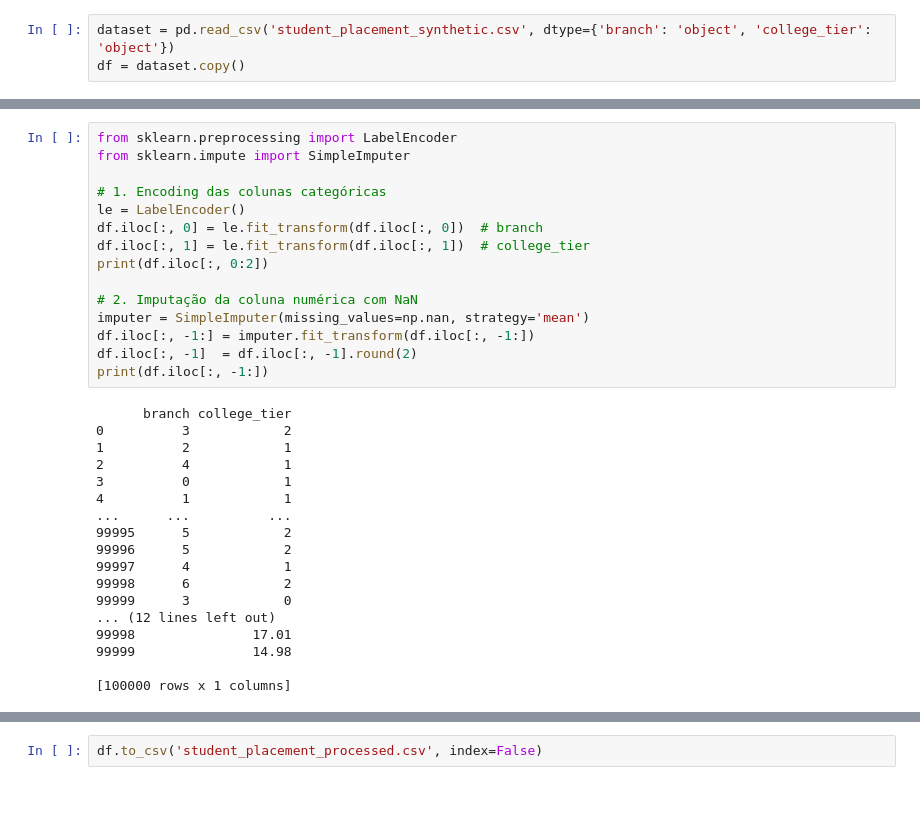
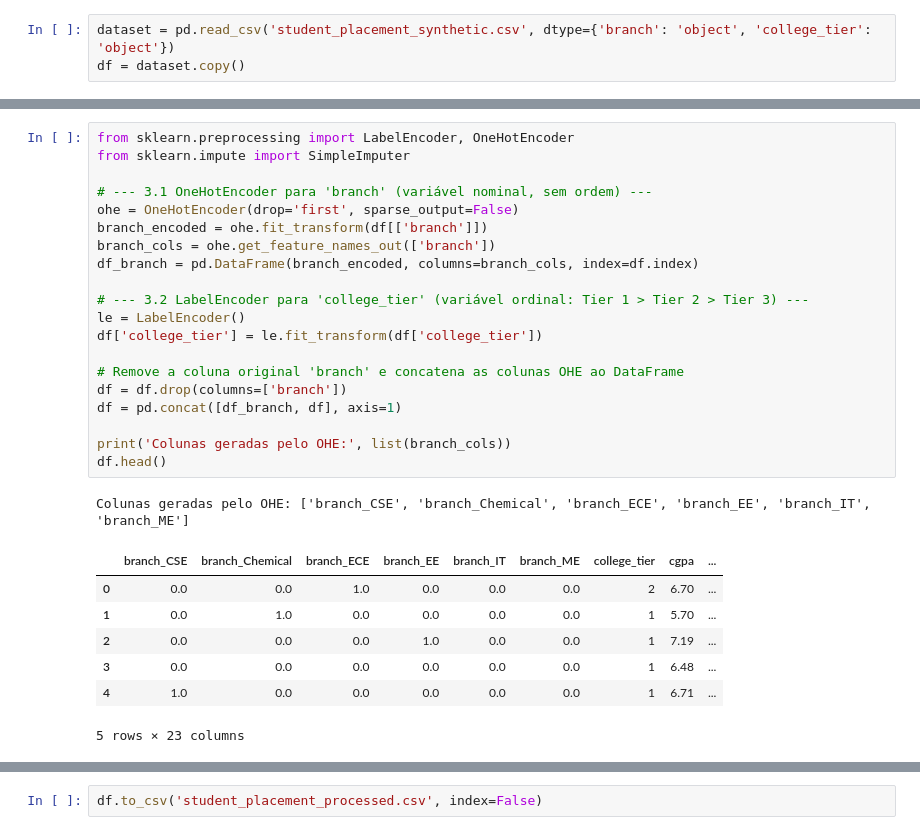
Before and after one commit to TaiFile/StudentPerformancePlataform, a Jupyter notebook: Data_Processing.ipynb, the cells around one changed output, grey strips where cells are left out. Drawn from its saved outputs; the diff is of its cells as text; blank space fills up the shorter version.

Commit message:
feat: data processing

```diff
--- a/Data_Processing.ipynb
+++ b/Data_Processing.ipynb
@@ -8,33 +49,29 @@ df = dataset.copy()
 # %%
-from sklearn.preprocessing import LabelEncoder
+from sklearn.preprocessing import LabelEncoder, OneHotEncoder
 from sklearn.impute import SimpleImputer
 
-# 1. Encoding das colunas categóricas
+# --- 3.1 OneHotEncoder para 'branch' (variável nominal, sem ordem) ---
+ohe = OneHotEncoder(drop='first', sparse_output=False)
+branch_encoded = ohe.fit_transform(df[['branch']])
+branch_cols = ohe.get_feature_names_out(['branch'])
+df_branch = pd.DataFrame(branch_encoded, columns=branch_cols, index=df.index)
+
+# --- 3.2 LabelEncoder para 'college_tier' (variável ordinal: Tier 1 > Tier 2 > Tier 3) ---
 le = LabelEncoder()
-df.iloc[:, 0] = le.fit_transform(df.iloc[:, 0])  # branch
-df.iloc[:, 1] = le.fit_transform(df.iloc[:, 1])  # college_tier
-print(df.iloc[:, 0:2])
+df['college_tier'] = le.fit_transform(df['college_tier'])
 
-# 2. Imputação da coluna numérica com NaN
-imputer = SimpleImputer(missing_values=np.nan, strategy='mean')
-df.iloc[:, -1:] = imputer.fit_transform(df.iloc[:, -1:])
-df.iloc[:, -1]  = df.iloc[:, -1].round(2)
-print(df.iloc[:, -1:])
+# Remove a coluna original 'branch' e concatena as colunas OHE ao DataFrame
+df = df.drop(columns=['branch'])
+df = pd.concat([df_branch, df], axis=1)
+
+print('Colunas geradas pelo OHE:', list(branch_cols))
+df.head()
 # %% [output]
-      branch college_tier
-0          3            2
-1          2            1
-2          4            1
-3          0            1
-4          1            1
-...      ...          ...
-99995      5            2
-99996      5            2
-99997      4            1
-99998      6            2
-99999      3            0
-... (12 lines left out)
-99998               17.01
-99999               14.98
-
-[100000 rows x 1 columns]
+Colunas geradas pelo OHE: ['branch_CSE', 'branch_Chemical', 'branch_ECE', 'branch_EE', 'branch_IT', 'branch_ME']
+|  | branch_CSE | branch_Chemical | branch_ECE | branch_EE | branch_IT | branch_ME | college_tier | cgpa | ... |
+| 0 | 0.0 | 0.0 | 1.0 | 0.0 | 0.0 | 0.0 | 2 | 6.70 | ... |
+| 1 | 0.0 | 1.0 | 0.0 | 0.0 | 0.0 | 0.0 | 1 | 5.70 | ... |
+| 2 | 0.0 | 0.0 | 0.0 | 1.0 | 0.0 | 0.0 | 1 | 7.19 | ... |
+| 3 | 0.0 | 0.0 | 0.0 | 0.0 | 0.0 | 0.0 | 1 | 6.48 | ... |
+| 4 | 1.0 | 0.0 | 0.0 | 0.0 | 0.0 | 0.0 | 1 | 6.71 | ... |
+5 rows × 23 columns
```
Also changed, not shown: parts of 16 cells of this notebook, 3 other files.
